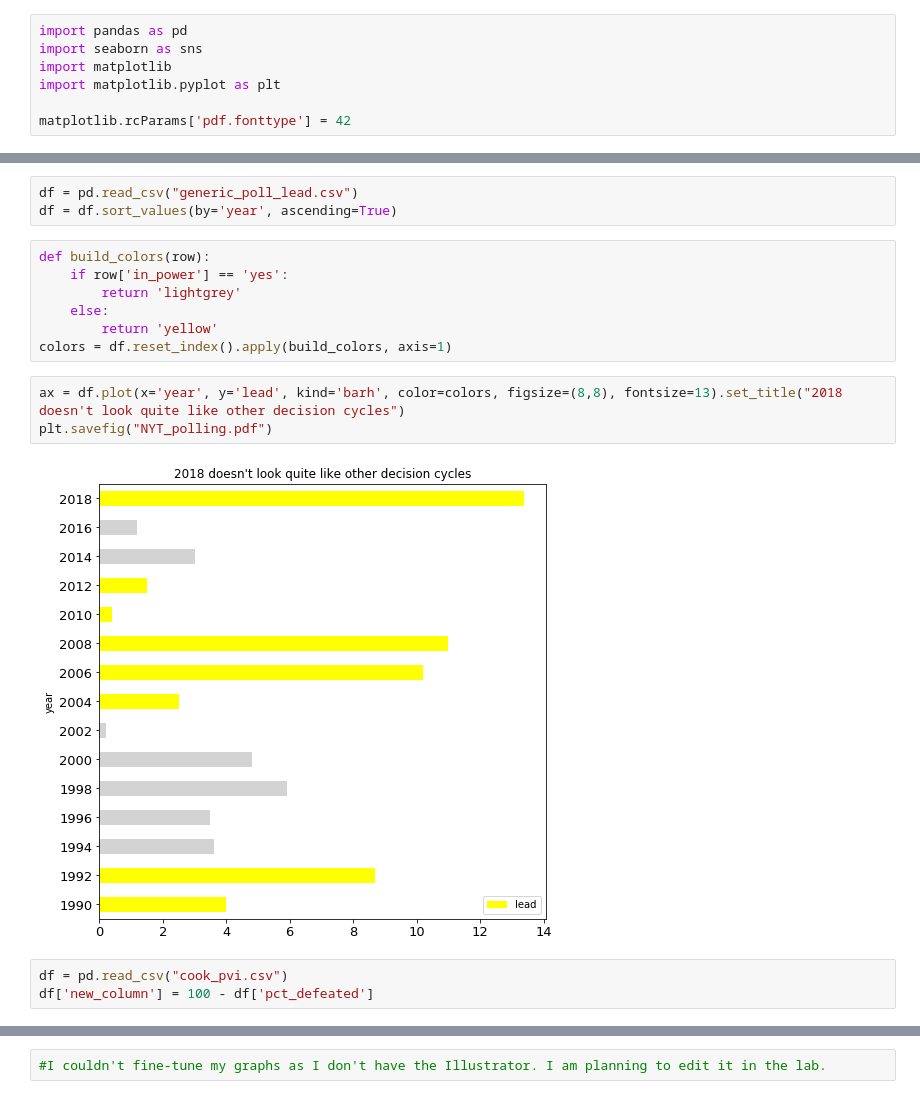
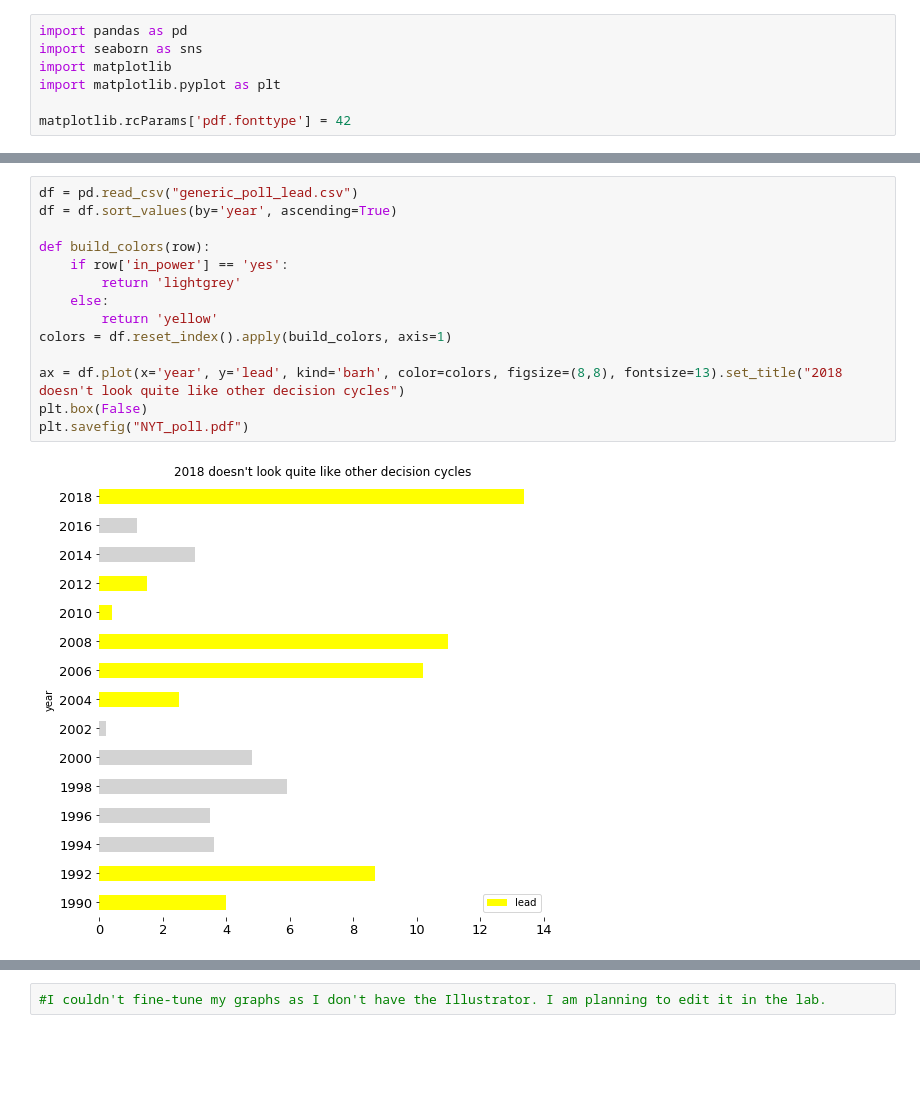
Before and after one commit to Suhailhassanbhat/Foundations-soma, a Jupyter notebook: homework_14/NYT_graph/NYT.ipynb, the cells around one changed output, grey strips where cells are left out. Cells and saved outputs as stored; diff of their text form; blank space fills up the shorter version.

```diff
--- a/homework_14/NYT_graph/NYT.ipynb
+++ b/homework_14/NYT_graph/NYT.ipynb
@@ -34,18 +34,16 @@ plt.savefig("NYT_spending.pdf")
-# %%
-df = pd.read_csv("generic_poll_lead.csv")
-df = df.sort_values(by='year', ascending=True)
-# %%
-def build_colors(row):
-    if row['in_power'] == 'yes':
-        return 'lightgrey'
-    else:
-        return 'yellow'
-colors = df.reset_index().apply(build_colors, axis=1)
 # %%
+df = pd.read_csv("generic_poll_lead.csv")
+df = df.sort_values(by='year', ascending=True)
+
+def build_colors(row):
+    if row['in_power'] == 'yes':
+        return 'lightgrey'
+    else:
+        return 'yellow'
+colors = df.reset_index().apply(build_colors, axis=1)
+
 ax = df.plot(x='year', y='lead', kind='barh', color=colors, figsize=(8,8), fontsize=13).set_title("2018 doesn't look quite like other decision cycles")
-plt.savefig("NYT_polling.pdf")
+plt.box(False)
+plt.savefig("NYT_poll.pdf")
 # %% [output]
-[figure, old version]
+[figure, new version]
-# %%
-df = pd.read_csv("cook_pvi.csv")
-df['new_column'] = 100 - df['pct_defeated']
```
Also changed, not shown: parts of 6 cells of this notebook.
